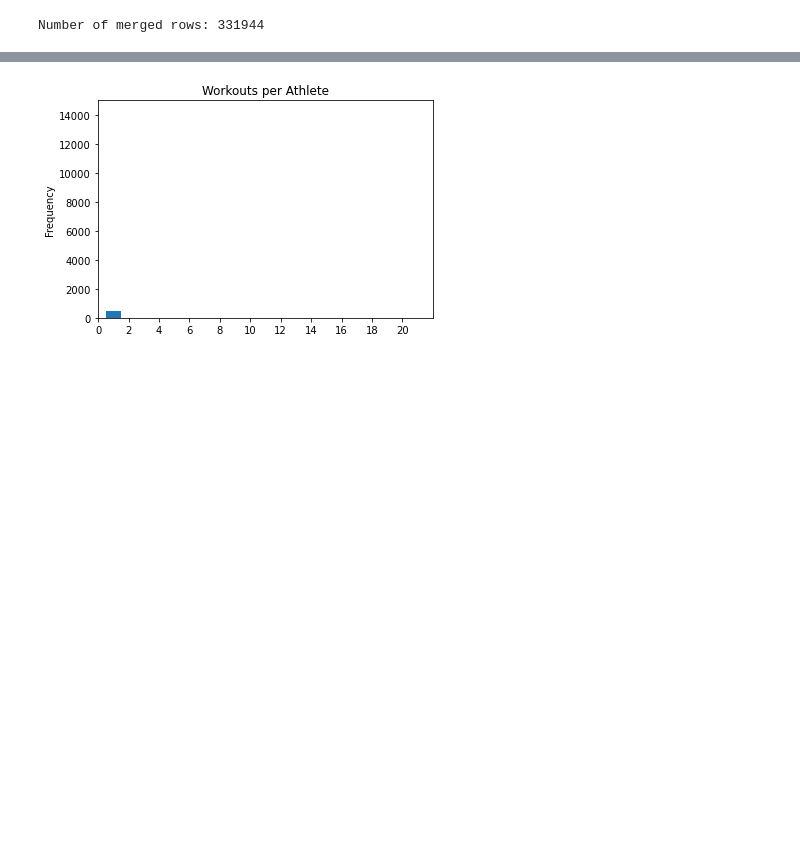
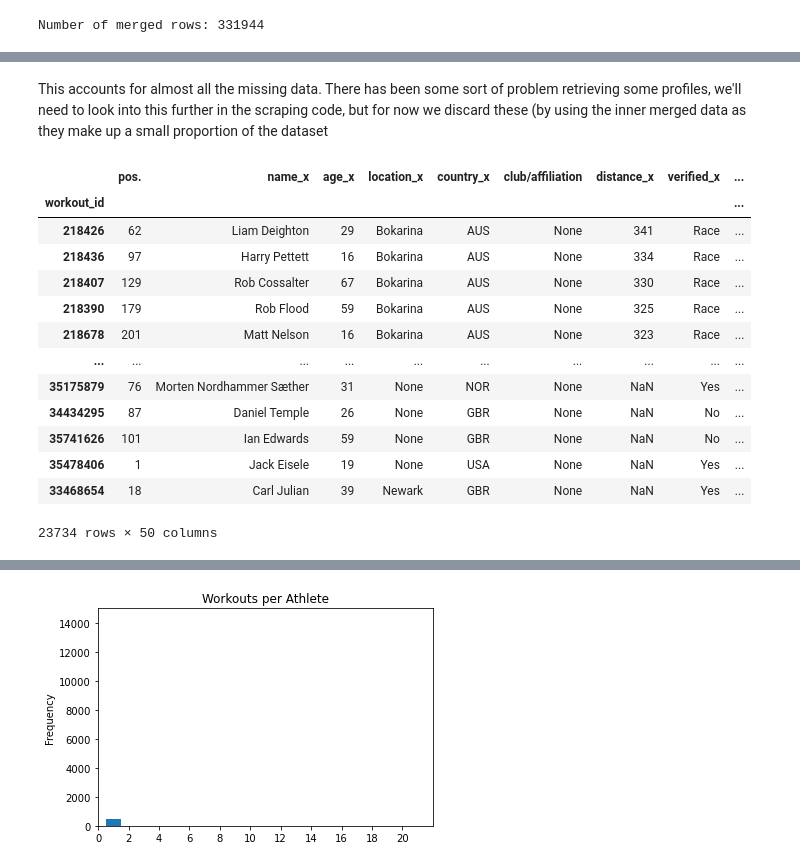
Before and after one commit to adhardy/Concept2-Logbook-Scraper, a Jupyter notebook: analysis.ipynb, the cells around one changed output, grey strips where cells are left out. Cells and saved outputs as stored; diff of their text form; code cells hidden in the pictures; blank space fills up the shorter version.

```diff
--- a/analysis.ipynb
+++ b/analysis.ipynb
@@ -61,3 +302,22 @@ This now matches the length of the workouts data frame, so we are missing some d
+# %% [markdown]
+This accounts for almost all the missing data. There has been some sort of problem retrieving some profiles, we'll need to look into this further in the scraping code, but for now we discard these (by using the inner merged data as they make up a small proportion of the dataset
+# %%
+df_merge_outer[df_missing_athlete]
+# %% [output]
+|  | pos. | name_x | age_x | location_x | country_x | club/affiliation | distance_x | verified_x | ... |
+| workout_id |  |  |  |  |  |  |  |  | ... |
+| 218426 | 62 | Liam Deighton | 29 | Bokarina | AUS | None | 341 | Race | ... |
+| 218436 | 97 | Harry Pettett | 16 | Bokarina | AUS | None | 334 | Race | ... |
+| 218407 | 129 | Rob Cossalter | 67 | Bokarina | AUS | None | 330 | Race | ... |
+| 218390 | 179 | Rob Flood | 59 | Bokarina | AUS | None | 325 | Race | ... |
+| 218678 | 201 | Matt Nelson | 16 | Bokarina | AUS | None | 323 | Race | ... |
+| ... | ... | ... | ... | ... | ... | ... | ... | ... | ... |
+| 35175879 | 76 | Morten Nordhammer Sæther | 31 | None | NOR | None | NaN | Yes | ... |
+| 34434295 | 87 | Daniel Temple | 26 | None | GBR | None | NaN | No | ... |
+| 35741626 | 101 | Ian Edwards | 59 | None | GBR | None | NaN | No | ... |
+| 35478406 | 1 | Jack Eisele | 19 | None | USA | None | NaN | Yes | ... |
+| 33468654 | 18 | Carl Julian | 39 | Newark | GBR | None | NaN | Yes | ... |
+23734 rows × 50 columns
 # %%
 df_aw_count = df_athletes_workouts["profile_id"].value_counts()
 
```
Also changed, not shown: parts of 26 cells of this notebook, 1 other file.
